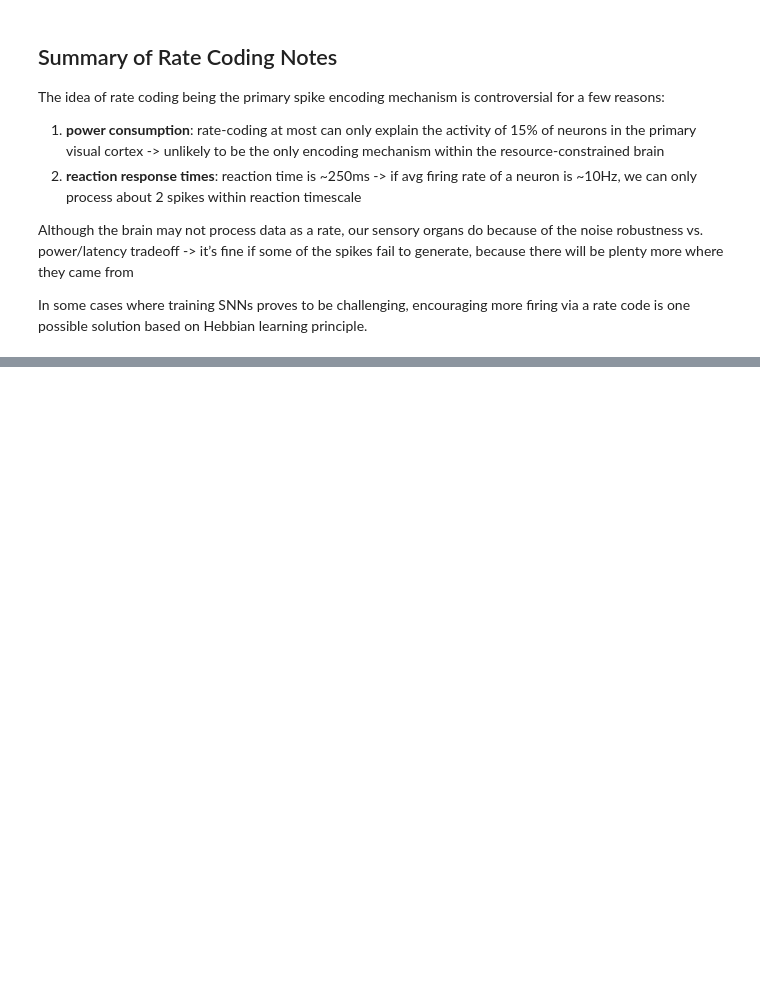
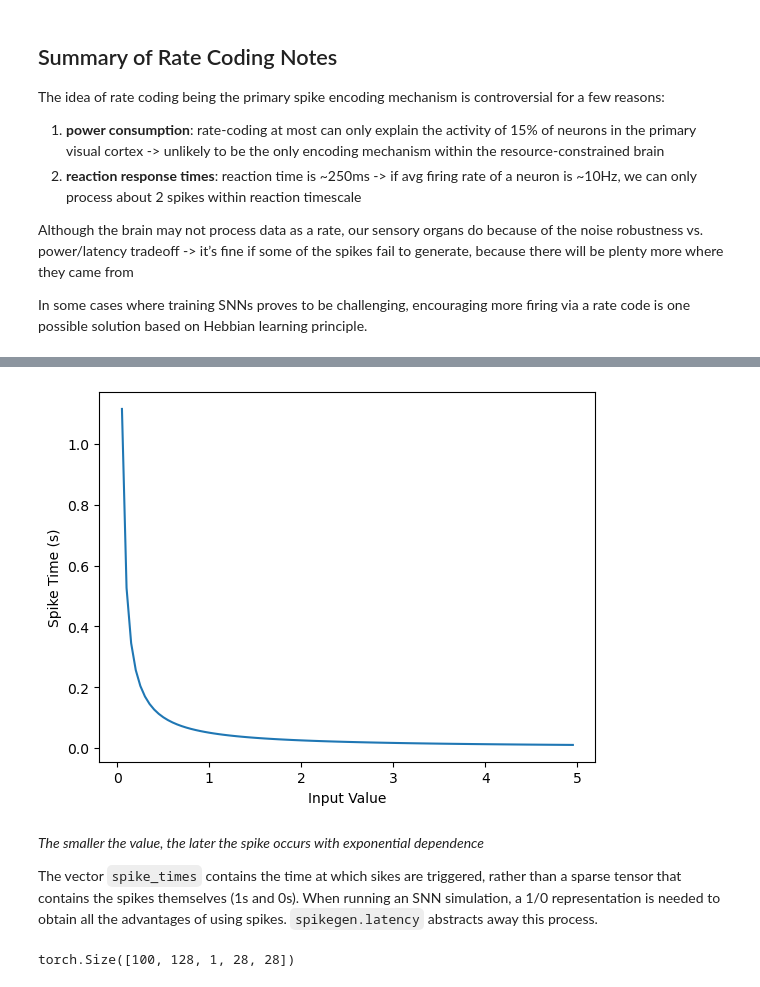
Before and after one commit to anmutechsupport/snn-neuronic, a Jupyter notebook: snnTorch_tutorials/spike_encoding.ipynb, the cells around one changed output, grey strips where cells are left out. Drawn from its saved outputs; the diff is of its cells as text; code cells hidden in the pictures; blank space fills up the shorter version.

Commit message:
spike encoding donezo

```diff
--- a/snnTorch_tutorials/spike_encoding.ipynb
+++ b/snnTorch_tutorials/spike_encoding.ipynb
@@ -215,0 +238,27 @@ In some cases where training SNNs proves to be challenging, encouraging more fir
+# %%
+def convert_to_time(data, tau=5, threshold=0.01):
+    spike_time = tau * torch.log(data / (data - threshold))
+    return spike_time
+# %%
+# input feature intensity vs. spike time
+
+raw_input = torch.arange(0, 5, 0.05)
+spike_times = convert_to_time(raw_input)
+
+plt.plot(raw_input, spike_times)
+plt.xlabel('Input Value')
+plt.ylabel('Spike Time (s)')
+plt.show()
+# %% [output]
+[figure, added]
+# %% [markdown]
+*The smaller the value, the later the spike occurs with exponential dependence*
+
+The vector `spike_times` contains the time at which sikes are triggered, rather than a sparse tensor that contains the spikes themselves (1s and 0s). When running an SNN simulation, a 1/0 representation is needed to obtain all the advantages of using spikes. `spikegen.latency` abstracts away this process.
+# %%
+spike_data = spikegen.latency(data_it, num_steps=100, tau=5, threshold=0.01)
+# tau = RC time constant, higher tau induces slower firing
+# threshold = membrane potential firing threshold -> all inputs below this value are clipped and assigned to the final time step
+spike_data.size()
+# %% [output]
+torch.Size([100, 128, 1, 28, 28])
```
Also changed, not shown: parts of 5 cells of this notebook, 3 other files.
